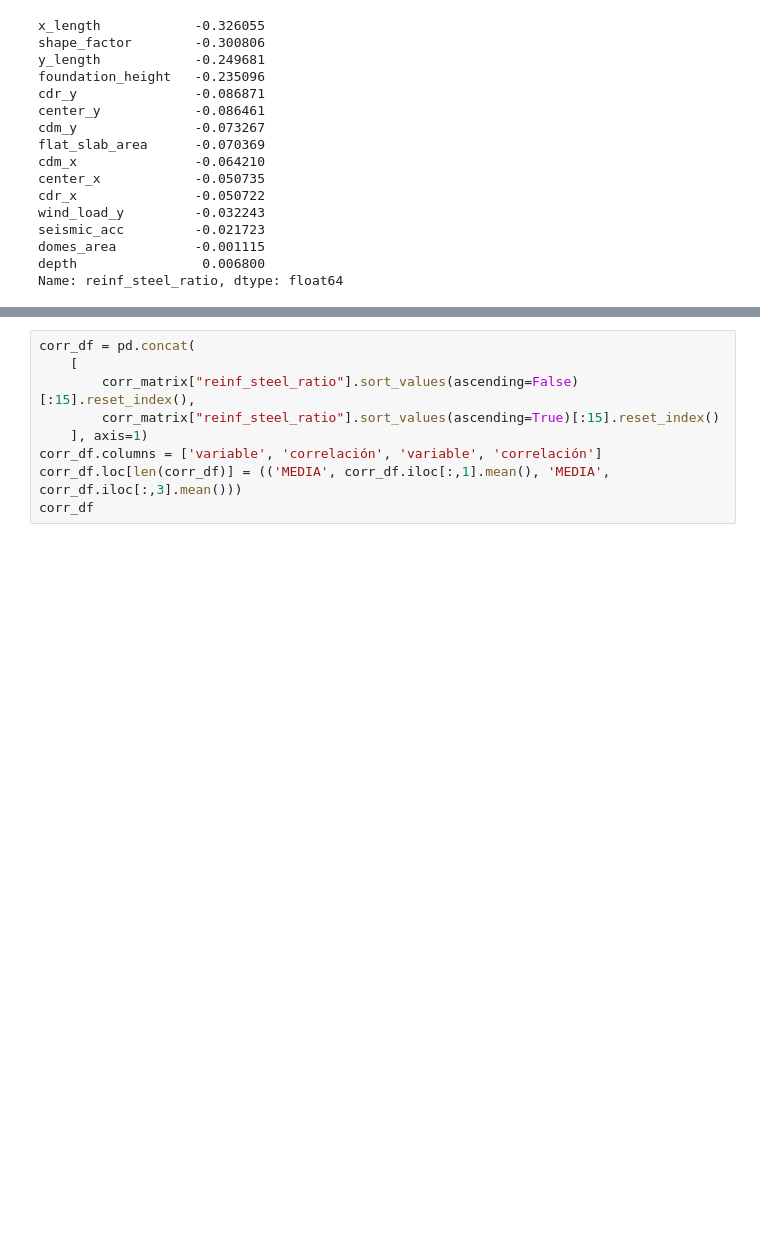
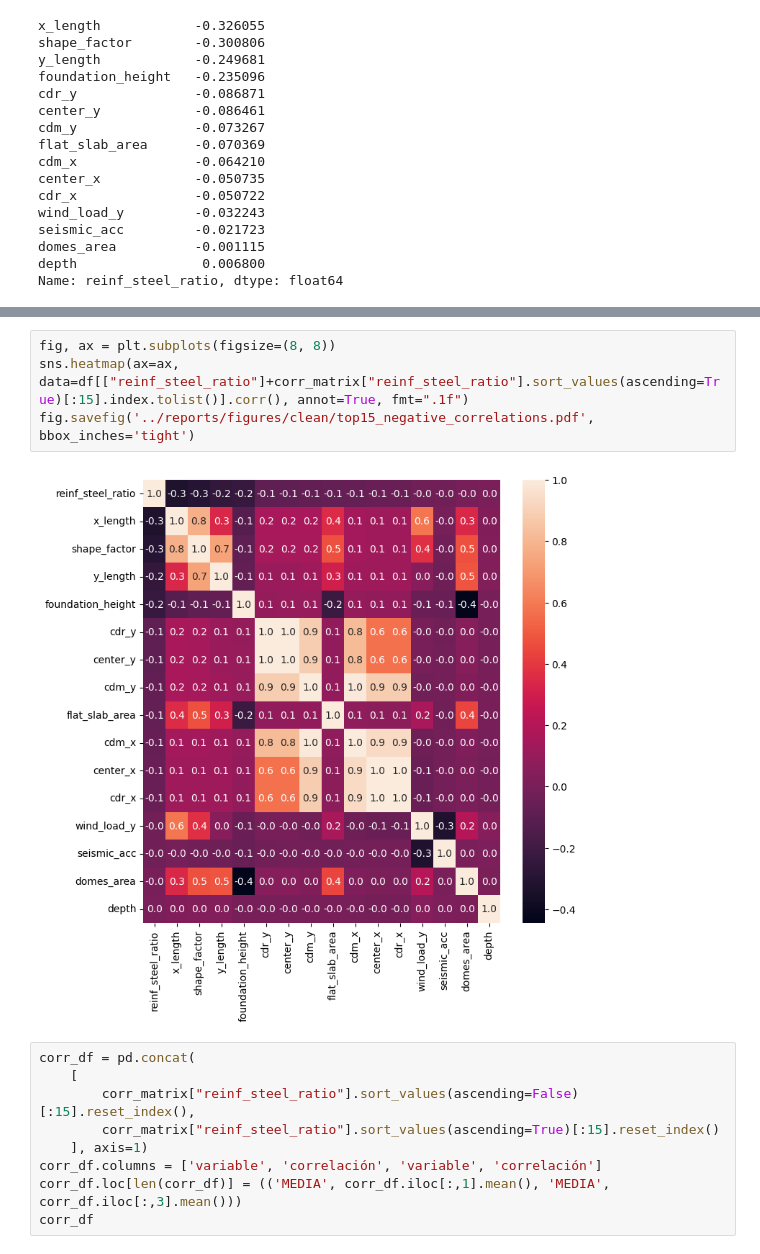
Before and after one commit to pablo-campillo/reinf-steel-ratio-regressor, a Jupyter notebook: notebooks/4.0-pcs-feature-engineering.ipynb, the cells around one changed output, grey strips where cells are left out. Saved outputs shown, nothing was run; the diff lists cells and outputs as text; blank space fills up the shorter version.

```diff
--- a/notebooks/4.0-pcs-feature-engineering.ipynb
+++ b/notebooks/4.0-pcs-feature-engineering.ipynb
@@ -78,3 +96,9 @@ Name: reinf_steel_ratio, dtype: float64
+# %%
+fig, ax = plt.subplots(figsize=(8, 8))
+sns.heatmap(ax=ax, data=df[["reinf_steel_ratio"]+corr_matrix["reinf_steel_ratio"].sort_values(ascending=True)[:15].index.tolist()].corr(), annot=True, fmt=".1f")
+fig.savefig('../reports/figures/clean/top15_negative_correlations.pdf', bbox_inches='tight')
+# %% [output]
+[figure, added]
 # %%
 corr_df = pd.concat(
     [
```
Also changed, not shown: parts of 10 cells of this notebook, 49 other files.
